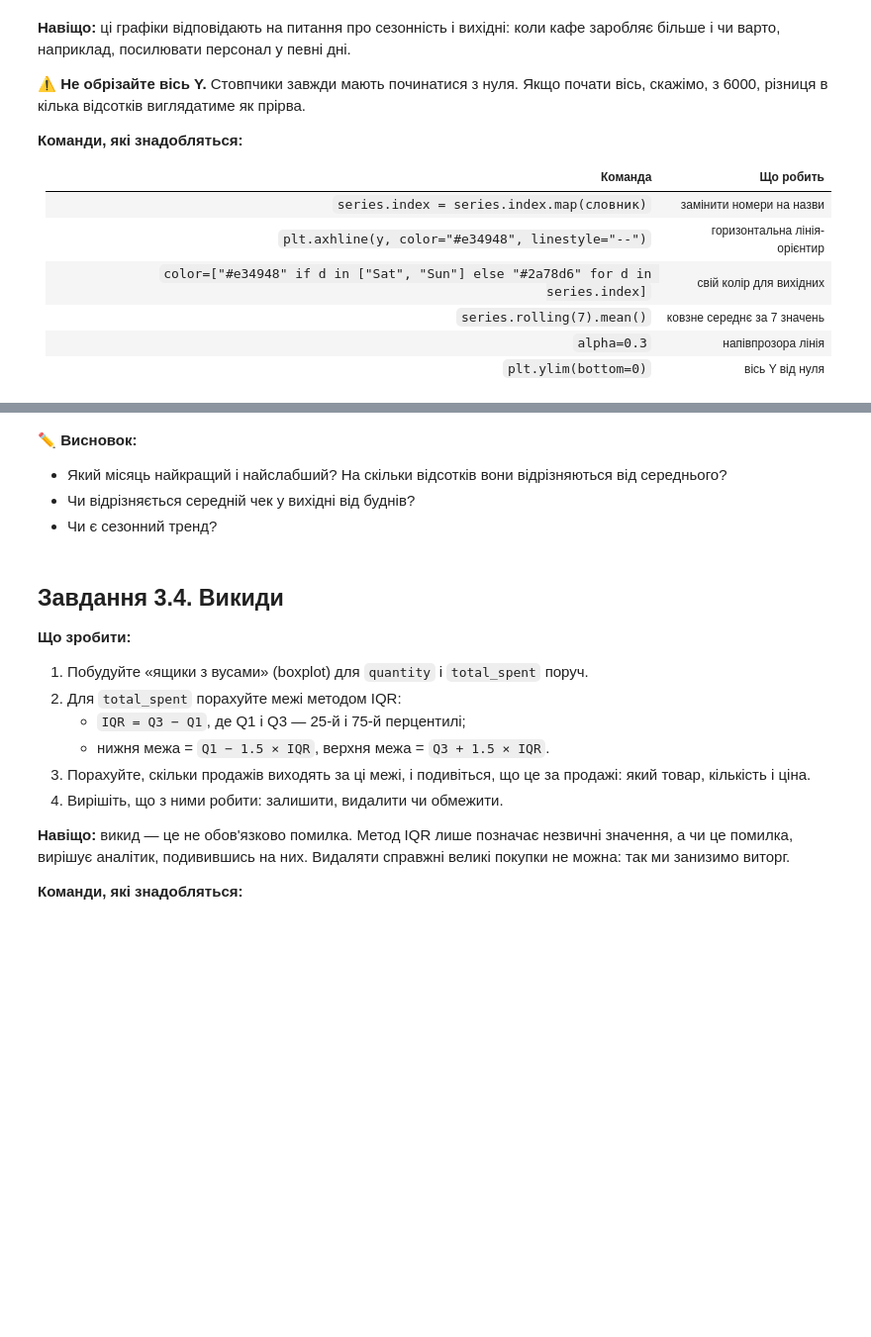
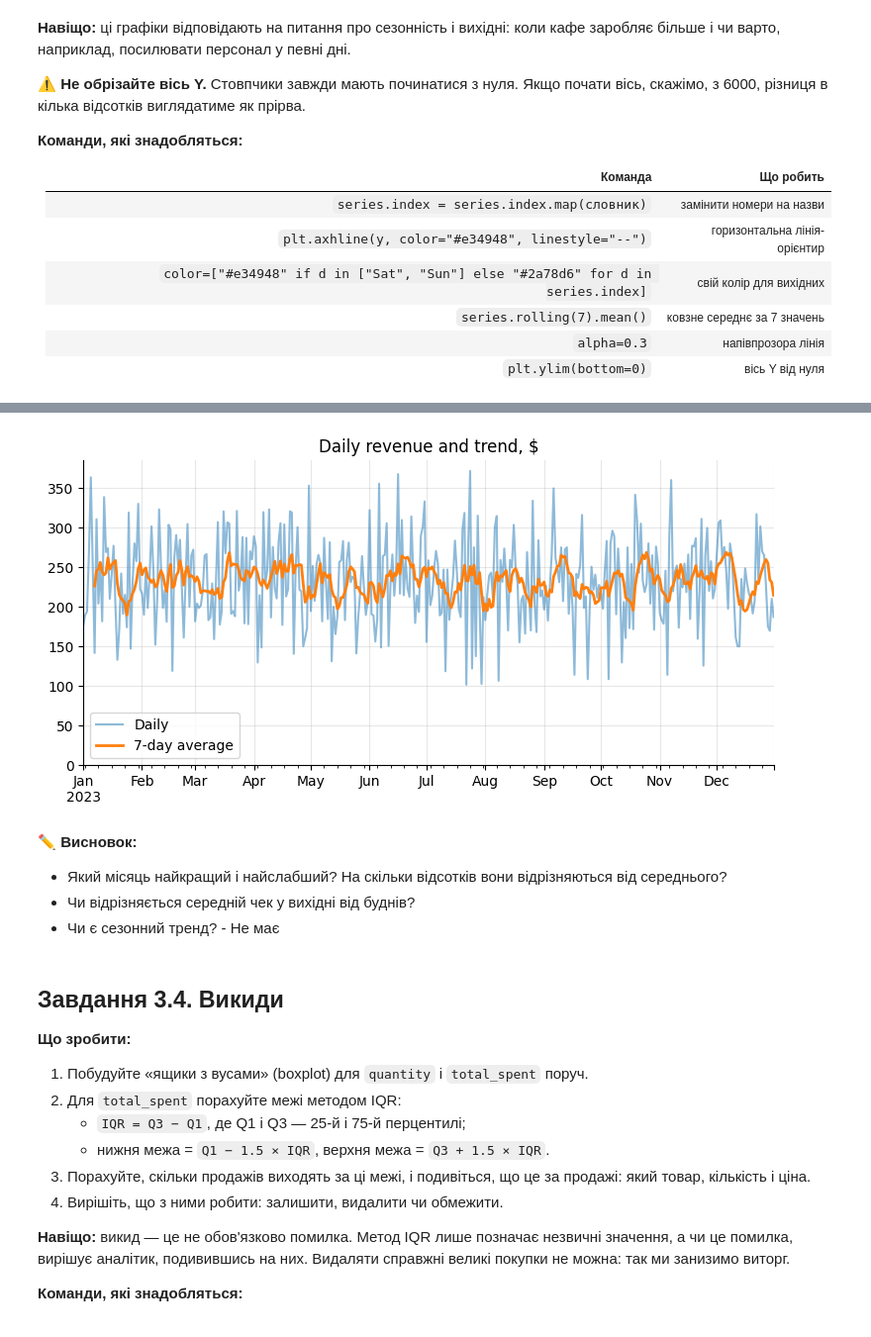
Before and after one commit to HannaSkrypnyk/Training_project_cafe_sales, a Jupyter notebook: notebooks/eda_cafe_sales.ipynb, the cells around one changed output, grey strips where cells are left out. Shown at 99% size. Drawn from its saved outputs; the diff is of its cells as text; code cells hidden in the pictures; blank space fills up the shorter version.

```diff
--- a/notebooks/eda_cafe_sales.ipynb
+++ b/notebooks/eda_cafe_sales.ipynb
@@ -1088,8 +1105,20 @@ Name: total_spent, dtype: float64
+# %%
+# Щоденний виторг
+daily = df.groupby("transaction_date")['total_spent'].sum()
+daily.plot(alpha=0.5, label="Daily")
+daily.rolling(7).mean().plot(linewidth=2, label="7-day average")
+plt.title("Daily revenue and trend, $")
+plt.xlabel("")
+plt.ylim(bottom=0)
+plt.legend()
+plt.show()
+# %% [output]
+[figure, added]
 # %% [markdown]
 ✏️ **Висновок:**
 - Який місяць найкращий і найслабший? На скільки відсотків вони відрізняються від середнього?
 - Чи відрізняється середній чек у вихідні від буднів?
-- Чи є сезонний тренд?
+- Чи є сезонний тренд? - Не має
 # %% [markdown]
 ## Завдання 3.4. Викиди
 
```
Also changed, not shown: parts of 11 cells of this notebook.
